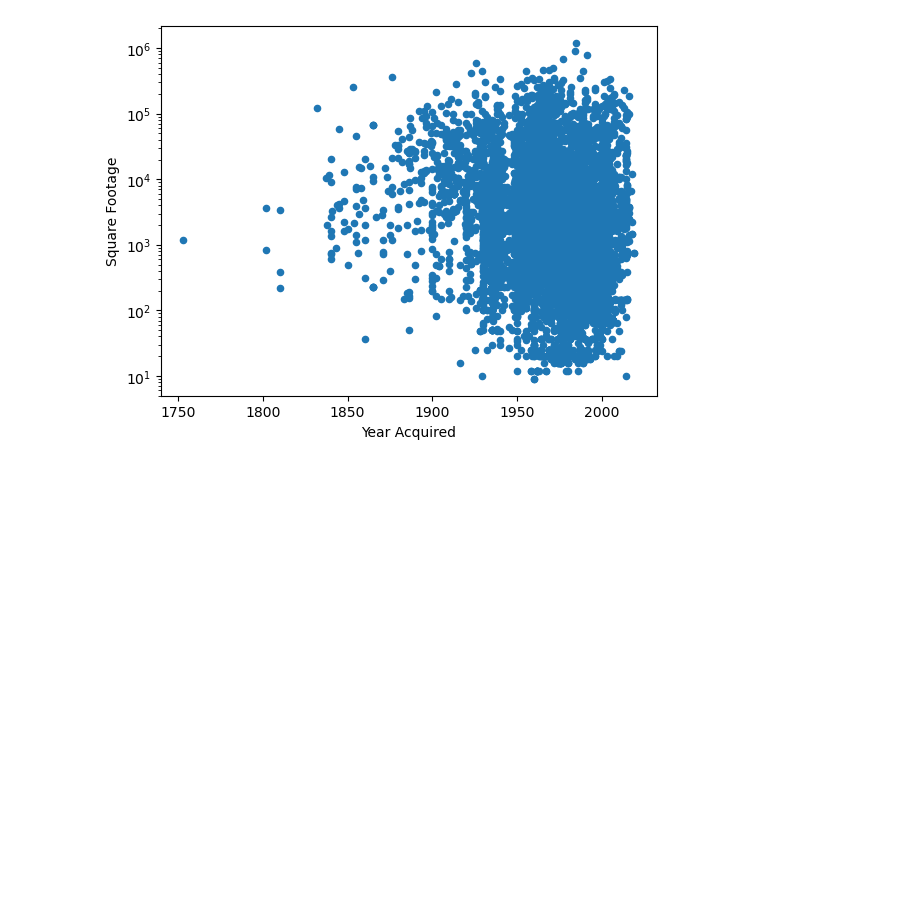
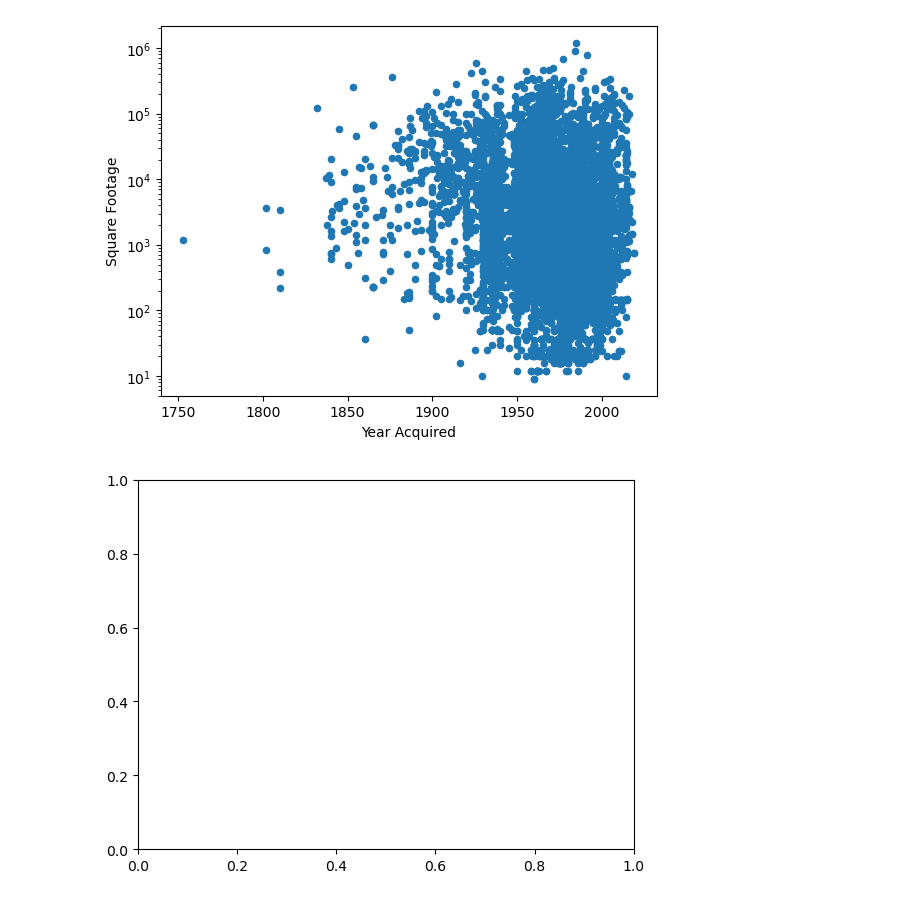
Before and after one commit to UIUC-iSchool-DataViz/is445_bcu_fall2026, a Jupyter notebook: week02/inClass_week02.ipynb, the cells around one changed output. Cells and saved outputs as stored; diff of their text form; code cells hidden in the pictures; blank space fills up the shorter version.

```diff
--- a/week02/inClass_week02.ipynb
+++ b/week02/inClass_week02.ipynb
@@ -242,4 +242,7 @@ import matplotlib.pyplot as plt # shorthand for matplotlib.pyplot
 # %%
 # ax = buildings.plot(x='Year Acquired', y='Square Footage', kind='scatter')
 # ax.set_yscale('log')
 # hot key for comment a block is (1) highlight the block (2) COMMAND+/ (on windows I think CTRL+/)
+fig, ax = plt.subplots()
+# %% [output]
+[figure, added]
```
Also changed, not shown: 1 other file.
